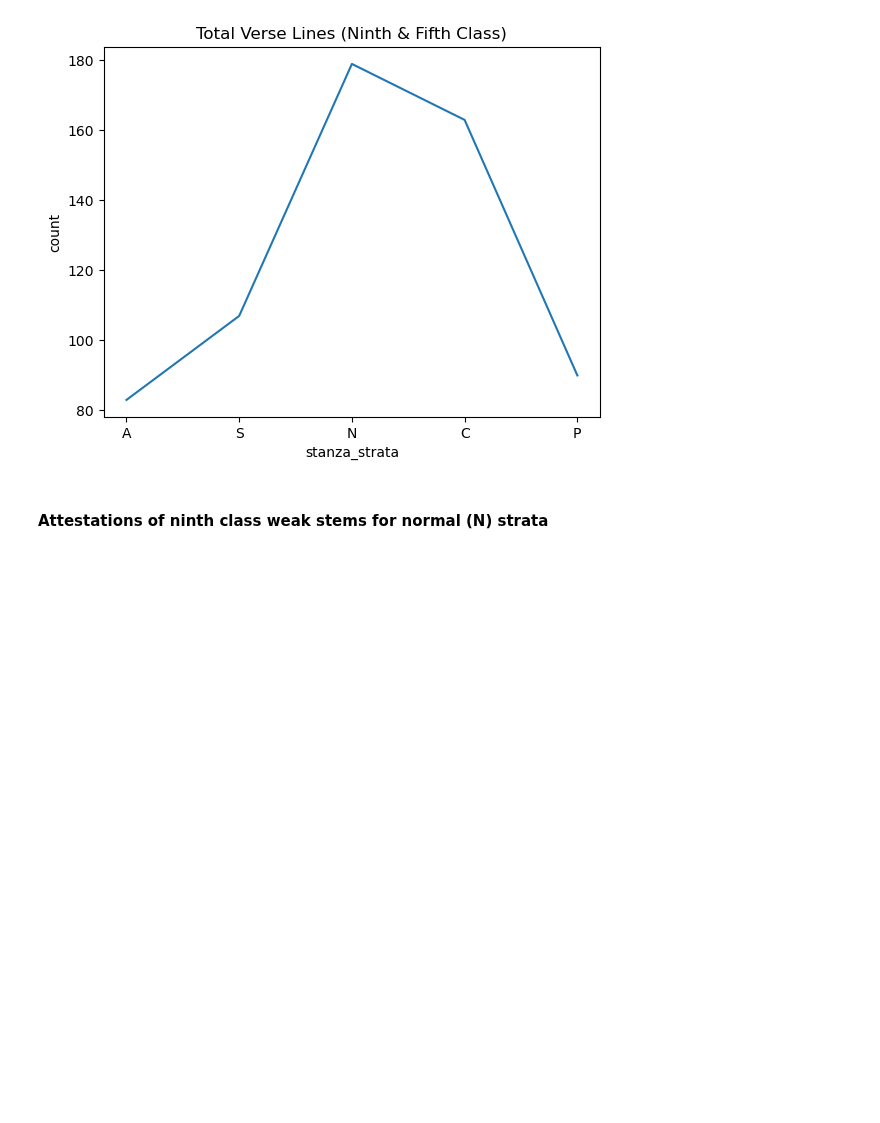
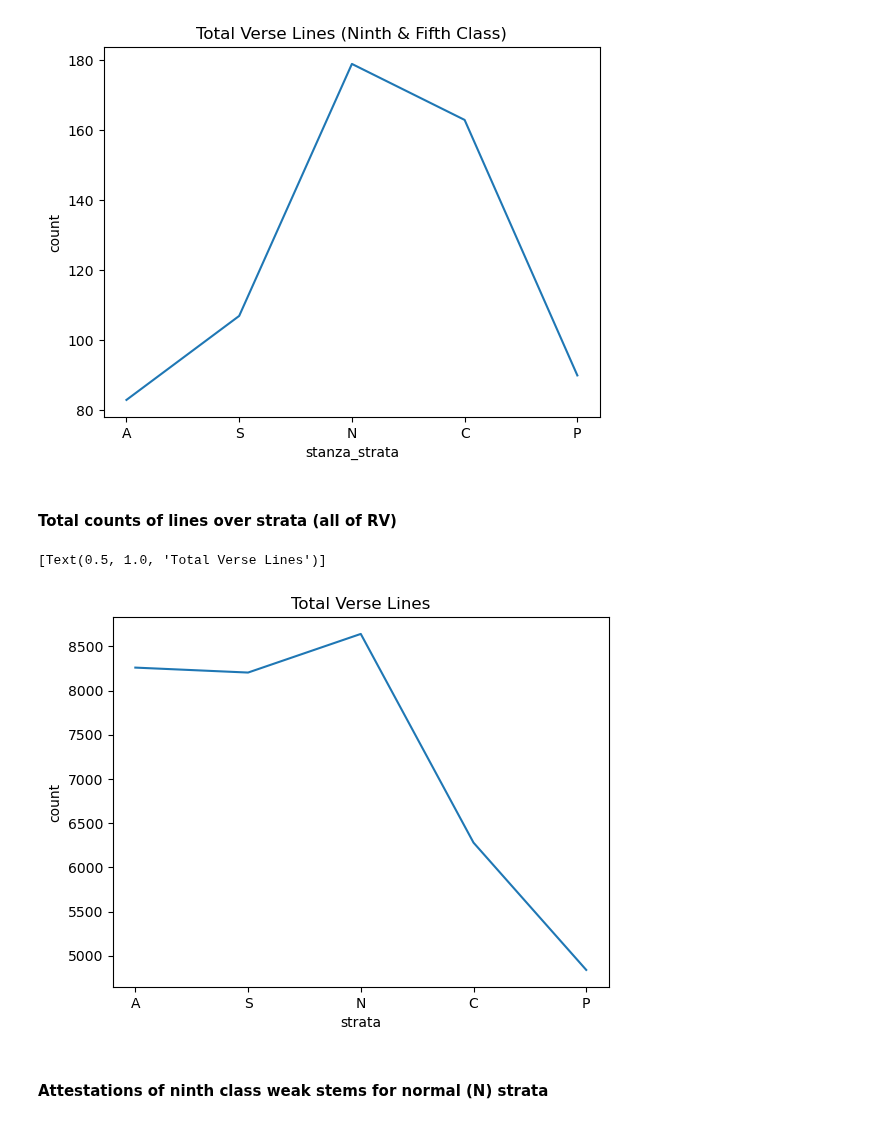
Before and after one commit to anupdhml/sanskrit_ninth_class_meter, a Jupyter notebook: 6_analysis.ipynb, the cells around one changed output. Saved outputs shown, nothing was run; the diff lists cells and outputs as text; code cells hidden in the pictures; blank space fills up the shorter version.

Commit message:
Add strata counts for all of RV
Signed-off-by: Anup Dhamala <anupdhml+git@gmail.com>

```diff
--- a/6_analysis.ipynb
+++ b/6_analysis.ipynb
@@ -540,6 +540,35 @@ sns.lineplot(x='stanza_strata', y='count', data=df_strata_counts) \
 # %% [output]
 [Text(0.5, 1.0, 'Total Verse Lines (Ninth & Fifth Class)')]
 [figure]
+# %% [markdown]
+#### Total counts of lines over strata (all of RV)
+# %%
+# see 1_raw_corpus.ipynb for details on this file
+df_rv_strata_vedaweb  = pandas.read_csv("data/rv_strata_vedaweb.csv", keep_default_na=False)
+#df_rv_strata_vedaweb.head()
+
+df_rv_strata_vedaweb["strata"] = pandas.Categorical(
+    df_rv_strata_vedaweb["strata"],
+    [
+        "A", # archaic
+        "S", # strophic
+        "N", # normal
+        "C", # cretic
+        "P", # popular
+        "a", "s", "n", "c", "p", # minor stratas
+    ]
+)
+
+df_strata_counts_overall = df_rv_strata_vedaweb \
+    .groupby("strata") \
+    .size().to_frame("count").reset_index() \
+    .query("strata in ['A', 'S', 'N', 'C', 'P']")
+
+sns.lineplot(x='strata', y='count', data=df_strata_counts_overall) \
+    .set(title="Total Verse Lines")
+# %% [output]
+[Text(0.5, 1.0, 'Total Verse Lines')]
+[figure, added]
 # %% [markdown]
 #### Attestations of ninth class weak stems for normal (N) strata
 # %% [markdown]
```
Also changed, not shown: 3 other files.
